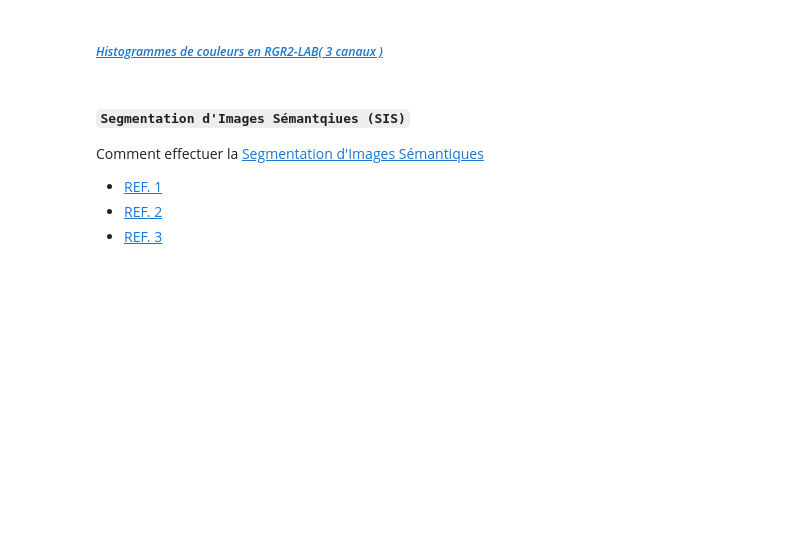
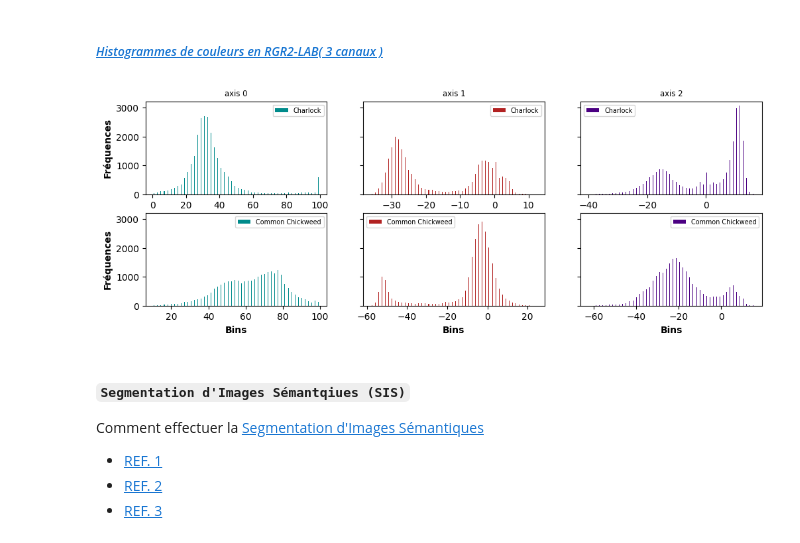
Before and after one commit to Haszb/Plant_Seedlings_ds_Project, a Jupyter notebook: main.ipynb, the cells around one changed output. Saved outputs shown, nothing was run; the diff lists cells and outputs as text; code cells hidden in the pictures; blank space fills up the shorter version.

````diff
--- a/main.ipynb
+++ b/main.ipynb
@@ -141,3 +268,19 @@ for s in ['images', 'X']:
+# %%
+# Selection d'images
+images  =  [data['X'][m][index].astype("float32").copy() for m in id_sel]
+
+# Visualisations graphiques des histogrammes de couleurs sur les 3 axes [0, 1, 2]
+filter_selection(
+    img             = images,
+    names           = sub_lengend,
+    color_indexes   = [22, 45, 60],
+    select_index    = [0, 1],
+    figsize         = (12,4),
+    bins            = 50
+    )
+plt.show()
+# %% [output]
+[figure, added]
 # %% [markdown]
 #### __```Segmentation d'Images Sémantqiues (SIS)```__
 Comment effectuer la [Segmentation d'Images Sémantiques]()
````
Also changed, not shown: parts of 18 cells of this notebook, 3 other files.
